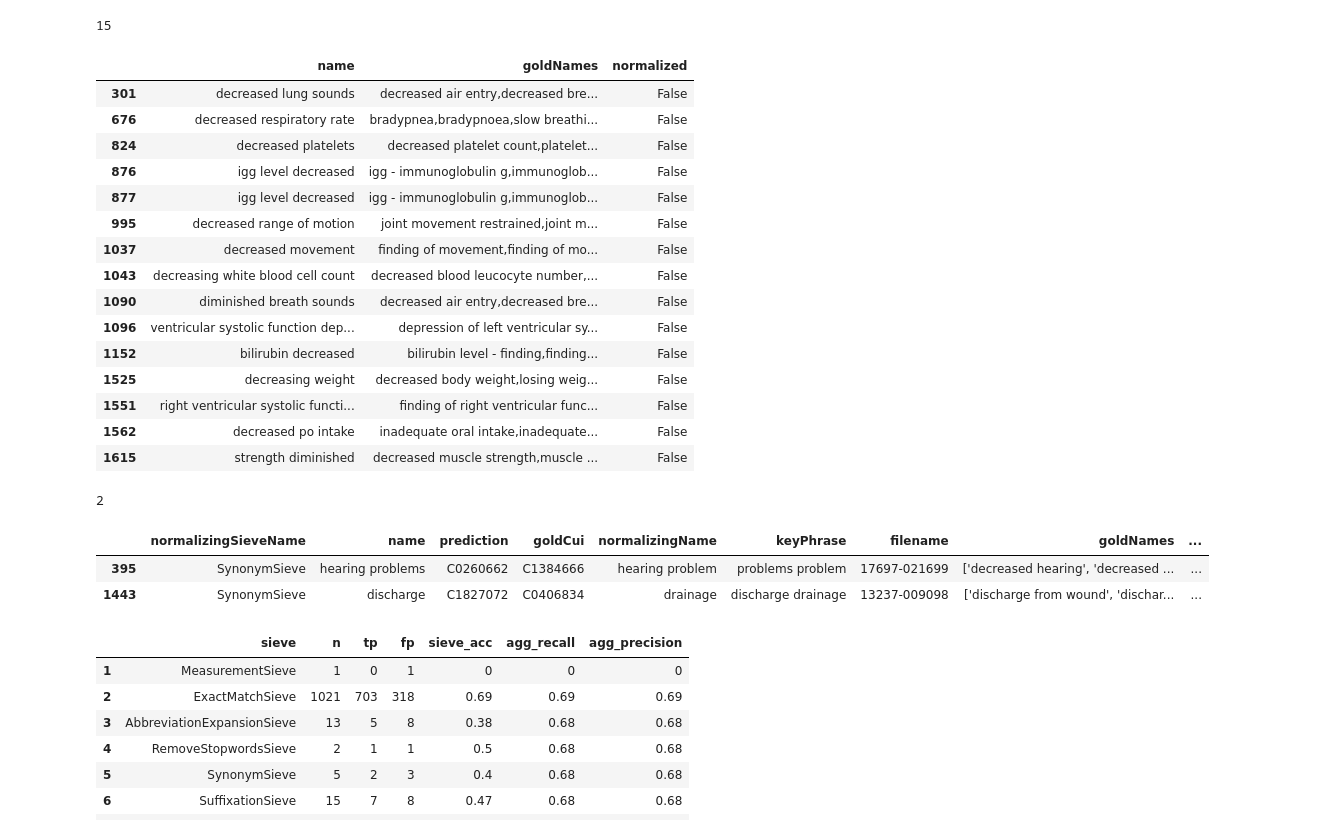
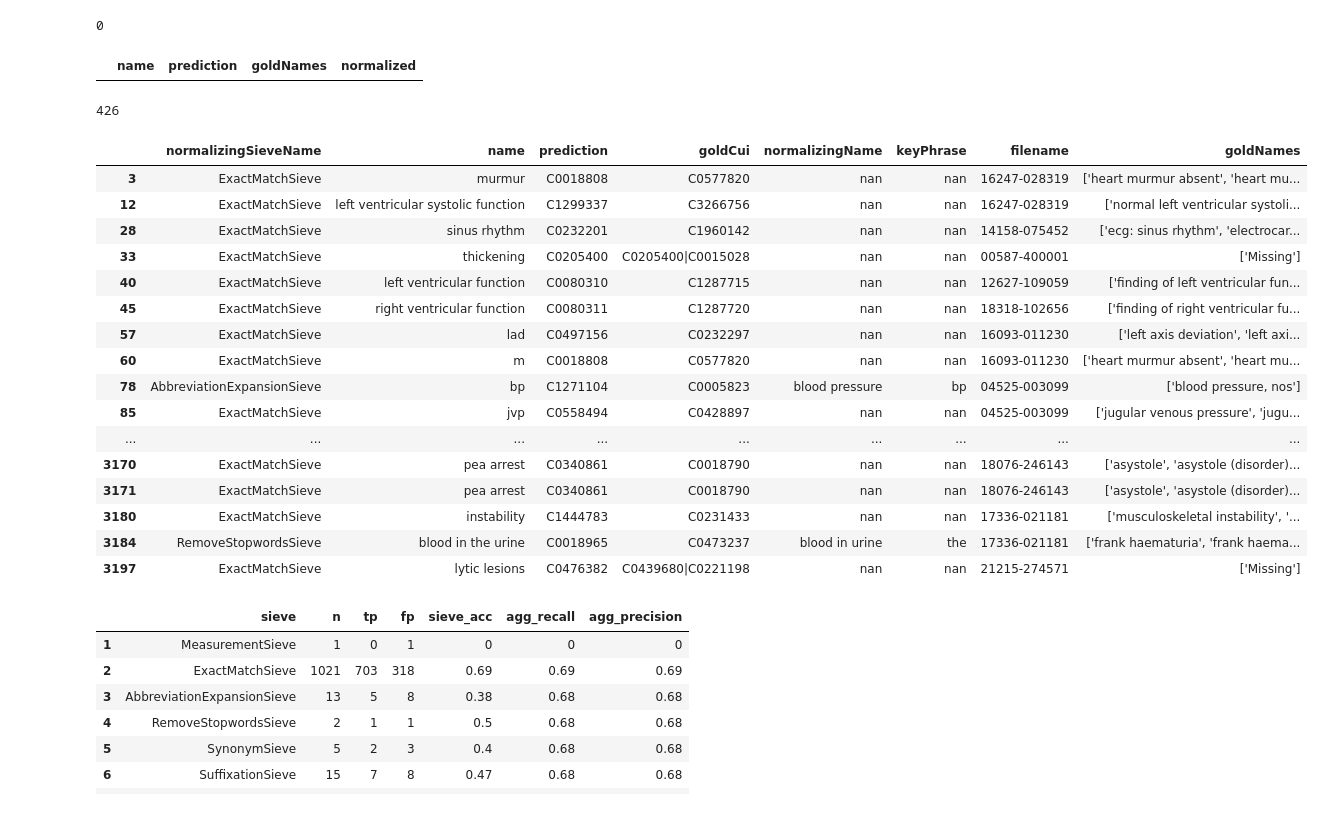
Before and after one commit to etfrenchvcu/disorder-normalizer, a Jupyter notebook: scripts/evaluate.ipynb, the cells around one changed output. Drawn from its saved outputs; the diff is of its cells as text; code cells hidden in the pictures.

```diff
--- a/scripts/evaluate.ipynb
+++ b/scripts/evaluate.ipynb
@@ -124,14 +124,14 @@ results = pd.read_csv(f'../{dataset}-data/output/results.txt',sep='\t')
 
 # Load semantic type map
 cuis = list(set(list(results.goldCui) + list(results.prediction)))
-cuiType = readCuiType(cuis)
+# cuiType = readCuiType(cuis)
 
 # Create analysis dataframe
 cols = ['normalized','normalizingSource','normalizingSieveName','name','prediction','goldCui','normalizingName','keyPhrase','filename','snippet']
 analysis = results[cols]
 analysis = analysis.assign(goldNames=[['CUI-less'] if c=='CUI-less' else cuiName[c] if c in cuiName else ['Missing'] for c in results.goldCui])
-analysis = analysis.assign(predTypes=[cuiType[c] if c in cuiType else ['Missing'] for c in results.prediction])
-analysis = analysis.assign(goldTypes=[cuiType[c] if c in cuiType else ['Missing'] for c in results.goldCui])
+# analysis = analysis.assign(predTypes=[cuiType[c] if c in cuiType else ['Missing'] for c in results.prediction])
+# analysis = analysis.assign(goldTypes=[cuiType[c] if c in cuiType else ['Missing'] for c in results.goldCui])
 
 # Sanity checks
 # assert len(analysis[analysis.normalized & (analysis.predTypes=='Missing')])==0, 'Predicted CUI missing ST'
@@ -196,43 +199,43 @@ stratifyByCol(normalized[normalized.normalizingSieveName=='AbbreviationExpansion
 # %%
-view = results[['name','goldNames','normalized']]
+view = results[['name','prediction','goldNames','normalized']]
 words = ['impair','reduce','limited','decreas','depress','diminish']
-# words = ['rise','raise','rising','spik','elevat','increas','copious']
+words = ['rise','raise','rising','spik','elevat','increas','copious']
+# words = ['creatinine']
 view = view[[any(token in x for token in words) for x in view.name]]
-view = view[~view.normalized]
+view = view[~view.normalized & view.prediction.isnull()]
 print(len(view))
 view.style.set_properties(subset=['goldNames'], **{'width': '1000px'})
 # %% [output]
-15
+0
-|  | name | goldNames | normalized |
-| 301 | decreased lung sounds | decreased air entry,decreased bre... | False |
-| 676 | decreased respiratory rate | bradypnea,bradypnoea,slow breathi... | False |
-| 824 | decreased platelets | decreased platelet count,platelet... | False |
-| 876 | igg level decreased | igg - immunoglobulin g,immunoglob... | False |
-| 877 | igg level decreased | igg - immunoglobulin g,immunoglob... | False |
-| 995 | decreased range of motion | joint movement restrained,joint m... | False |
-| 1037 | decreased movement | finding of movement,finding of mo... | False |
-| 1043 | decreasing white blood cell count | decreased blood leucocyte number,... | False |
-| 1090 | diminished breath sounds | decreased air entry,decreased bre... | False |
-| 1096 | ventricular systolic function dep... | depression of left ventricular sy... | False |
-| 1152 | bilirubin decreased | bilirubin level - finding,finding... | False |
-| 1525 | decreasing weight | decreased body weight,losing weig... | False |
-| 1551 | right ventricular systolic functi... | finding of right ventricular func... | False |
-| 1562 | decreased po intake | inadequate oral intake,inadequate... | False |
-| 1615 | strength diminished | decreased muscle strength,muscle ... | False |
+|  | name | prediction | goldNames | normalized |
 # %%
 remove = ['normalized','normalizingSource','snippet']#,'normalizingSieveName','goldTypes','predTypes'
 errors = analysis[(results.prediction != results.goldCui) & (results.normalized==True)]
 # errors = errors[(errors.normalizingSource=='standardTerminology') & (errors.normalizingSieveName=='RemoveStopwordsSieve')]
-errors = errors[errors.normalizingSieveName=='SynonymSieve']
+# errors = errors[errors.normalizingSieveName=='SuffixationSieve']
 # errors = errors[errors.filename=='332803550']
 errors = errors.loc[:, ~errors.columns.isin(remove)]
 print(len(errors))
 errors.style.set_properties(subset=['goldNames'], **{'width': '1000px'})
 # %% [output]
-2
+426
-|  | normalizingSieveName | name | prediction | goldCui | normalizingName | keyPhrase | filename | goldNames | ... |
-| 395 | SynonymSieve | hearing problems | C0260662 | C1384666 | hearing problem | problems problem | 17697-021699 | ['decreased hearing', 'decreased ... | ... |
-| 1443 | SynonymSieve | discharge | C1827072 | C0406834 | drainage | discharge drainage | 13237-009098 | ['discharge from wound', 'dischar... | ... |
+|  | normalizingSieveName | name | prediction | goldCui | normalizingName | keyPhrase | filename | goldNames |
+| 3 | ExactMatchSieve | murmur | C0018808 | C0577820 | nan | nan | 16247-028319 | ['heart murmur absent', 'heart mu... |
+| 12 | ExactMatchSieve | left ventricular systolic function | C1299337 | C3266756 | nan | nan | 16247-028319 | ['normal left ventricular systoli... |
+| 28 | ExactMatchSieve | sinus rhythm | C0232201 | C1960142 | nan | nan | 14158-075452 | ['ecg: sinus rhythm', 'electrocar... |
+| 33 | ExactMatchSieve | thickening | C0205400 | C0205400|C0015028 | nan | nan | 00587-400001 | ['Missing'] |
+| 40 | ExactMatchSieve | left ventricular function | C0080310 | C1287715 | nan | nan | 12627-109059 | ['finding of left ventricular fun... |
+| 45 | ExactMatchSieve | right ventricular function | C0080311 | C1287720 | nan | nan | 18318-102656 | ['finding of right ventricular fu... |
+| 57 | ExactMatchSieve | lad | C0497156 | C0232297 | nan | nan | 16093-011230 | ['left axis deviation', 'left axi... |
+| 60 | ExactMatchSieve | m | C0018808 | C0577820 | nan | nan | 16093-011230 | ['heart murmur absent', 'heart mu... |
+| 78 | AbbreviationExpansionSieve | bp | C1271104 | C0005823 | blood pressure | bp | 04525-003099 | ['blood pressure, nos'] |
+| 85 | ExactMatchSieve | jvp | C0558494 | C0428897 | nan | nan | 04525-003099 | ['jugular venous pressure', 'jugu... |
+| ... | ... | ... | ... | ... | ... | ... | ... | ... |
+| 3170 | ExactMatchSieve | pea arrest | C0340861 | C0018790 | nan | nan | 18076-246143 | ['asystole', 'asystole (disorder)... |
+| 3171 | ExactMatchSieve | pea arrest | C0340861 | C0018790 | nan | nan | 18076-246143 | ['asystole', 'asystole (disorder)... |
+| 3180 | ExactMatchSieve | instability | C1444783 | C0231433 | nan | nan | 17336-021181 | ['musculoskeletal instability', '... |
+| 3184 | RemoveStopwordsSieve | blood in the urine | C0018965 | C0473237 | blood in urine | the | 17336-021181 | ['frank haematuria', 'frank haema... |
+| 3197 | ExactMatchSieve | lytic lesions | C0476382 | C0439680|C0221198 | nan | nan | 21215-274571 | ['Missing'] |
 # %%
 # results = pd.read_csv(f'../{dataset}-data/output/results.txt',sep='\t')
 sieveResults(results)
```
Also changed, not shown: parts of 6 cells of this notebook, 9 other files.
